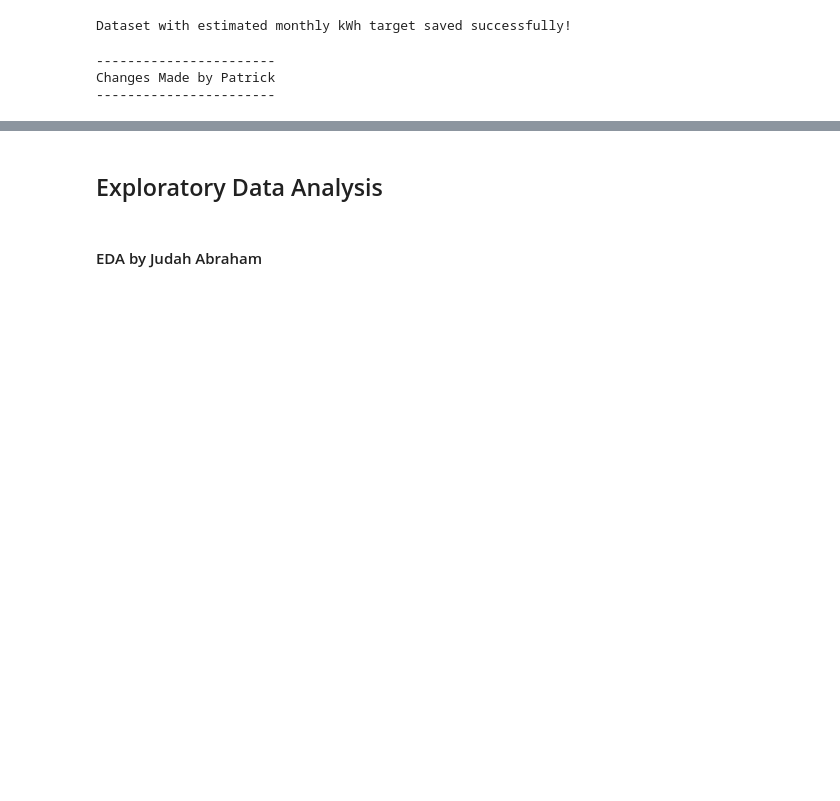
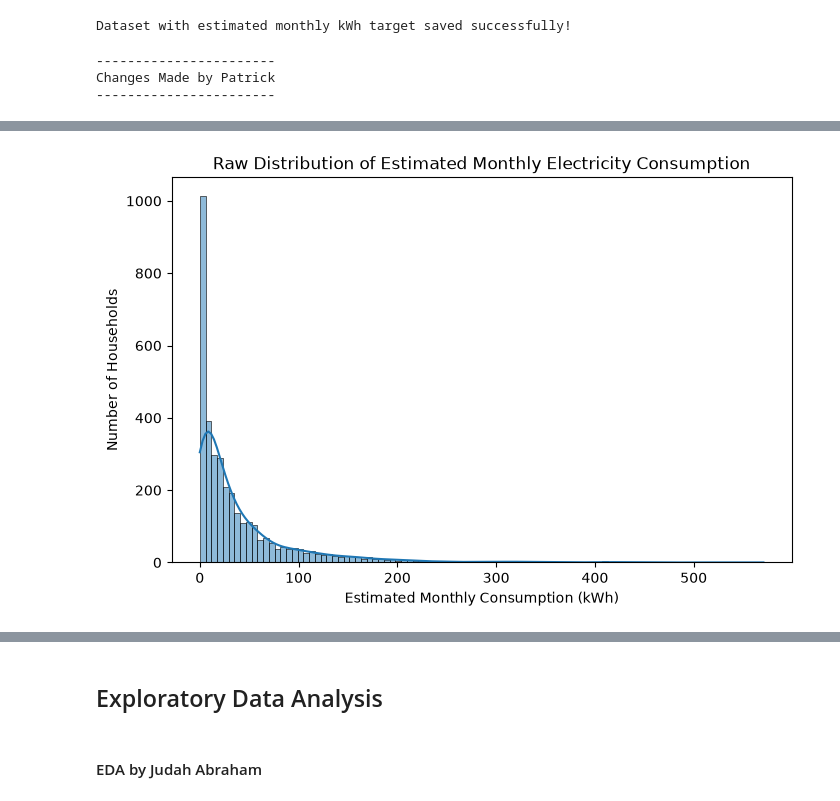
Before and after one commit to Paddyrey/TechCrush-Capstone-Group-11-Project, a Jupyter notebook: notebooks/Data_preparation.ipynb, the cells around one changed output, grey strips where cells are left out. Saved outputs shown, nothing was run; the diff lists cells and outputs as text; code cells hidden in the pictures; blank space fills up the shorter version.

```diff
--- a/notebooks/Data_preparation.ipynb
+++ b/notebooks/Data_preparation.ipynb
@@ -1109,0 +1112,28 @@ Changes Made by Patrick
+# %%
+# Outlier Diagnosis for Estimated Monthly kWh
+
+target_column = 'estimated_monthly_kwh'
+
+q1 = energy_base_df[target_column].quantile(0.25)
+q3 = energy_base_df[target_column].quantile(0.75)
+iqr = q3 - q1
+
+lower_fence = q1 - (1.5 * iqr)
+upper_fence = q3 + (1.5 * iqr)
+
+p95 = energy_base_df[target_column].quantile(0.95)
+p99 = energy_base_df[target_column].quantile(0.99)
+
+outlier_count = (energy_base_df[target_column] > upper_fence).sum()
+outlier_percentage = (outlier_count / len(energy_base_df)) * 100
+
+print("Outlier Diagnosis")
+print("-----------------")
+print("Q1:", round(q1, 2))
+print("Q3:", round(q3, 2))
+print("IQR:", round(iqr, 2))
+print("Upper IQR Fence:", round(upper_fence, 2))
+print("95th Percentile:", round(p95, 2))
+print("99th Percentile:", round(p99, 2))
+print("Number of IQR outliers:", outlier_count)
+print("Outlier percentage:", round(outlier_percentage, 2), "%")
@@ -1109,0 +1151,17 @@ Changes Made by Patrick
+# %%
+# Raw Target Distribution
+
+plt.figure(figsize=(8, 5))
+
+sns.histplot(
+    energy_base_df[target_column],
+    kde=True
+)
+
+plt.title("Raw Distribution of Estimated Monthly Electricity Consumption")
+plt.xlabel("Estimated Monthly Consumption (kWh)")
+plt.ylabel("Number of Households")
+
+plt.show()
+# %% [output]
+[figure, added]
```
Also changed, not shown: parts of 34 cells of this notebook, 28 other files.
